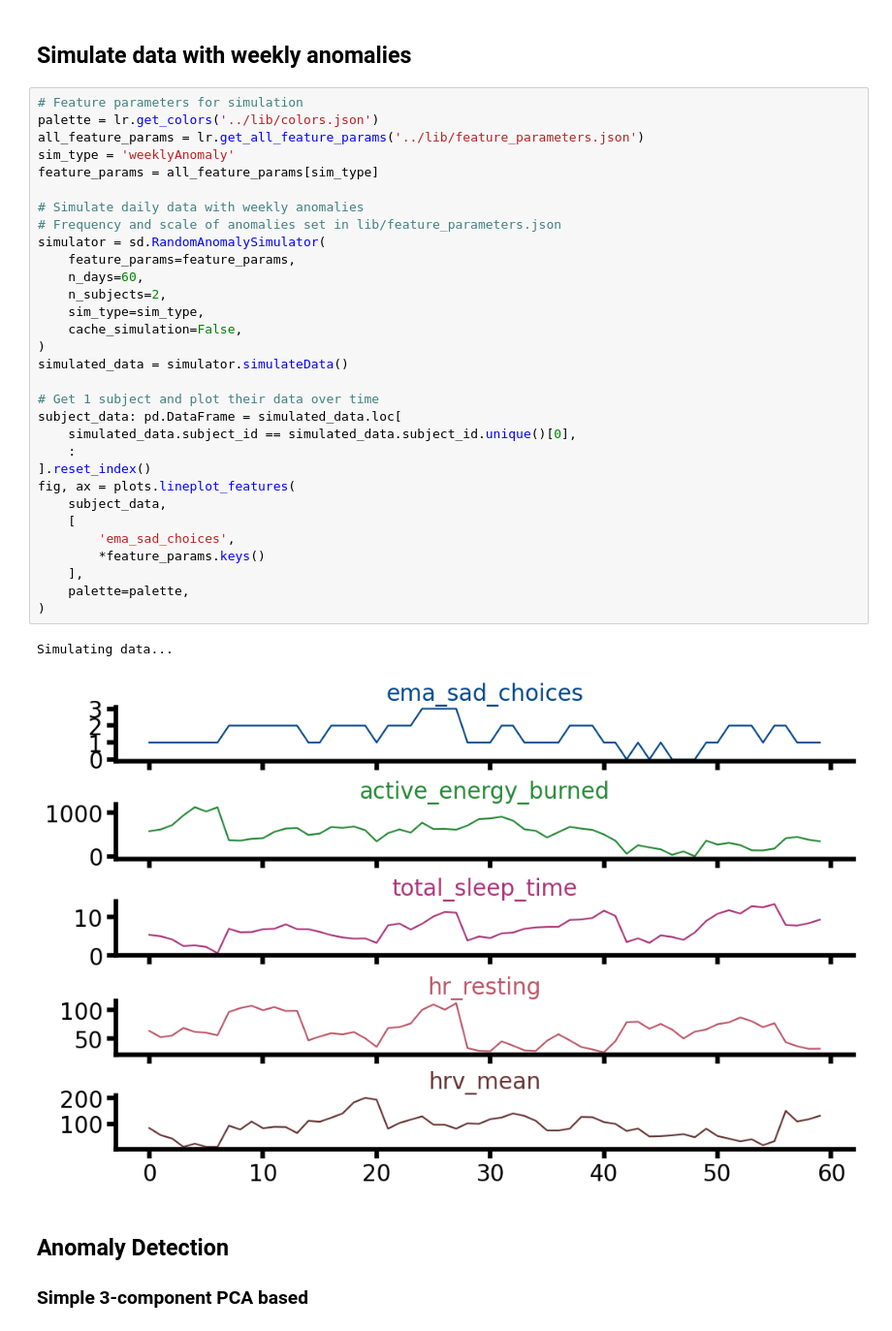
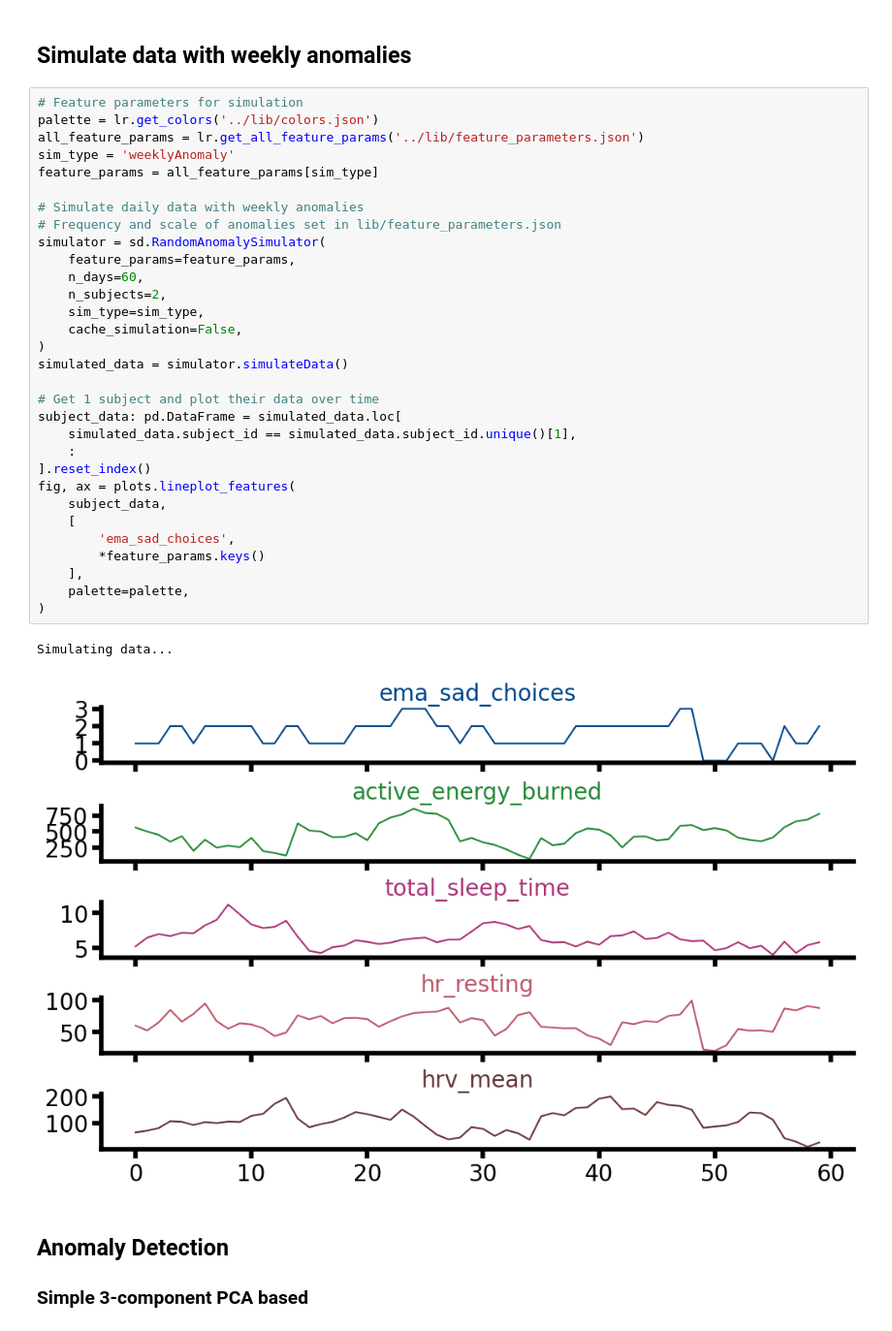
Before and after one commit to akre96/mhealth_anomaly_detection, a Jupyter notebook: notebooks/illustrated_example.ipynb, the cells around one changed output. Shown: that part at 97% size. Saved outputs shown, nothing was run; the diff lists cells and outputs as text.

```diff
--- a/notebooks/illustrated_example.ipynb
+++ b/notebooks/illustrated_example.ipynb
@@ -19,35 +19,35 @@ from mhealth_anomaly_detection import plots
 palette = lr.get_colors('../lib/colors.json')
 all_feature_params = lr.get_all_feature_params('../lib/feature_parameters.json')
 sim_type = 'weeklyAnomaly'
 feature_params = all_feature_params[sim_type]
 
 # Simulate daily data with weekly anomalies
 # Frequency and scale of anomalies set in lib/feature_parameters.json
 simulator = sd.RandomAnomalySimulator(
     feature_params=feature_params,
     n_days=60,
     n_subjects=2,
     sim_type=sim_type,
     cache_simulation=False,
 )
 simulated_data = simulator.simulateData()
 
 # Get 1 subject and plot their data over time
 subject_data: pd.DataFrame = simulated_data.loc[
-    simulated_data.subject_id == simulated_data.subject_id.unique()[0],
+    simulated_data.subject_id == simulated_data.subject_id.unique()[1],
     :
 ].reset_index()
 fig, ax = plots.lineplot_features(
     subject_data,
     [
         'ema_sad_choices',
         *feature_params.keys()
     ],
     palette=palette,
 )
 # %% [output]
 Simulating data...
-[figure, old version]
+[figure, new version]
 # %% [markdown]
 ## Anomaly Detection
 
```
Also changed, not shown: parts of 6 cells of this notebook, 5 other files.
